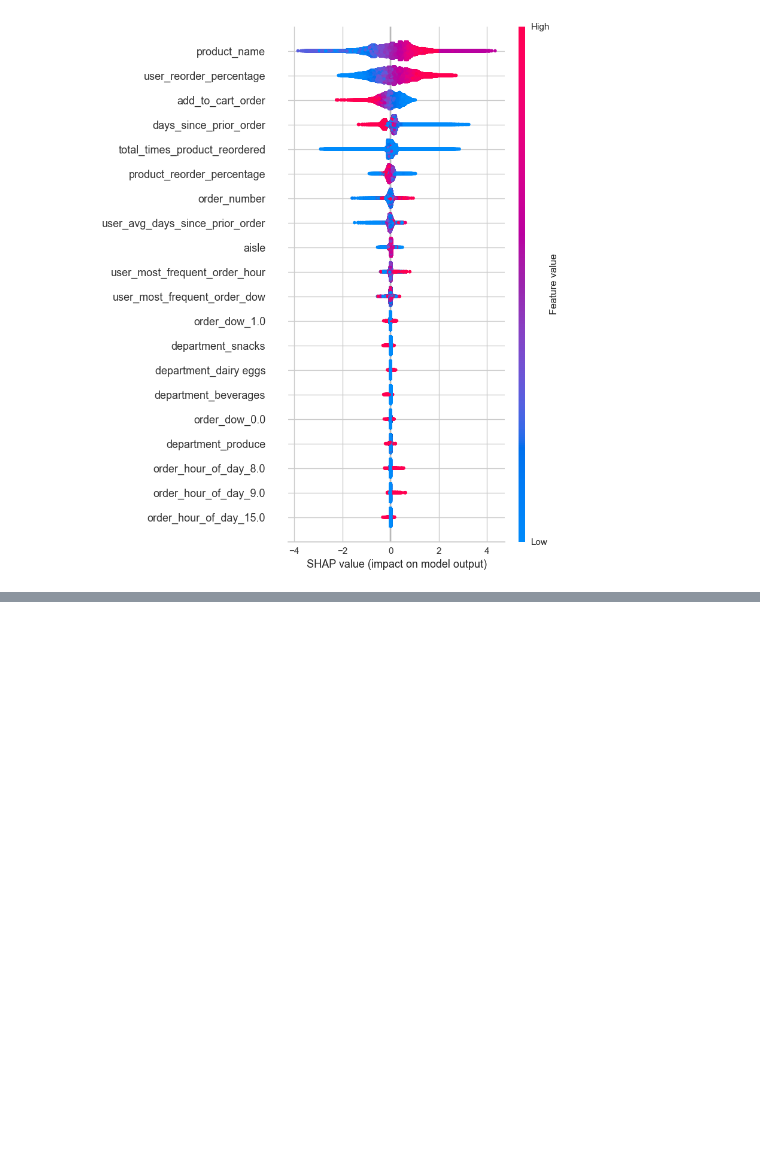
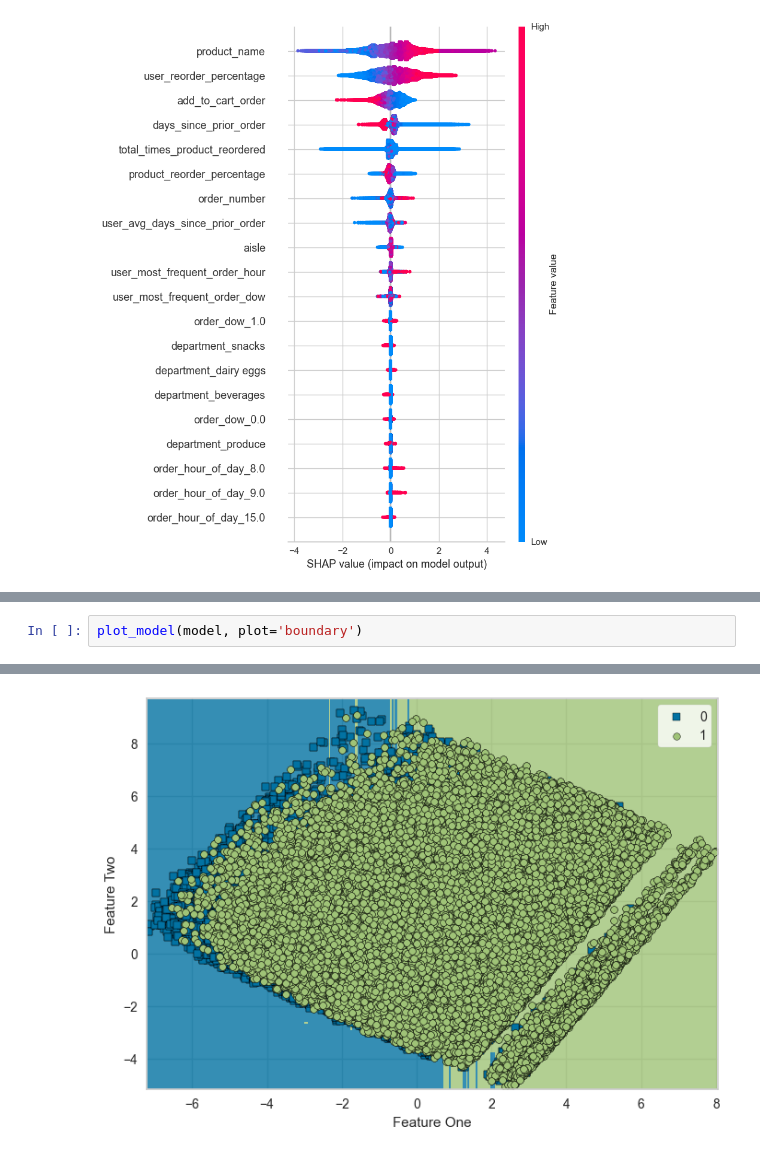
Before and after one commit to prathamskk/instacart-customer-purchase-prediction, a Jupyter notebook: 06_feature_model.ipynb, the cells around one changed output, grey strips where cells are left out. Drawn from its saved outputs; the diff is of its cells as text; blank space fills up the shorter version.

```diff
--- a/06_feature_model.ipynb
+++ b/06_feature_model.ipynb
@@ -123,0 +129,3 @@ interpret_model(model)
+# %%
+plot_model(model, plot='boundary')
+# %% [output]
@@ -123,0 +133 @@ interpret_model(model)
+[figure, added]
```
Also changed, not shown: parts of 5 cells of this notebook, 2 other files.
